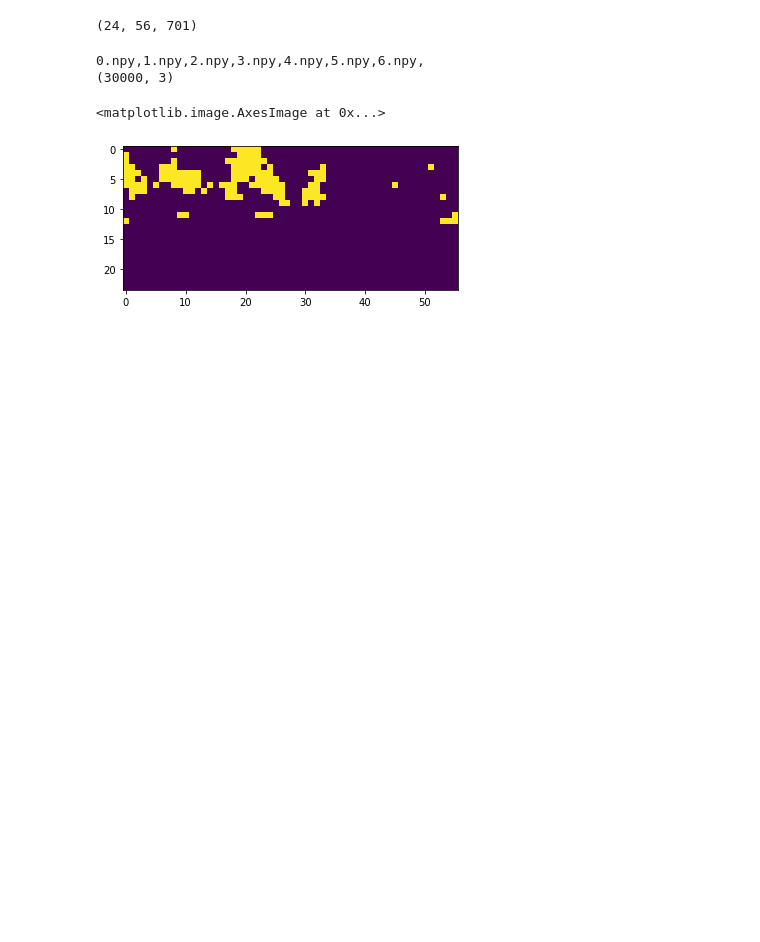
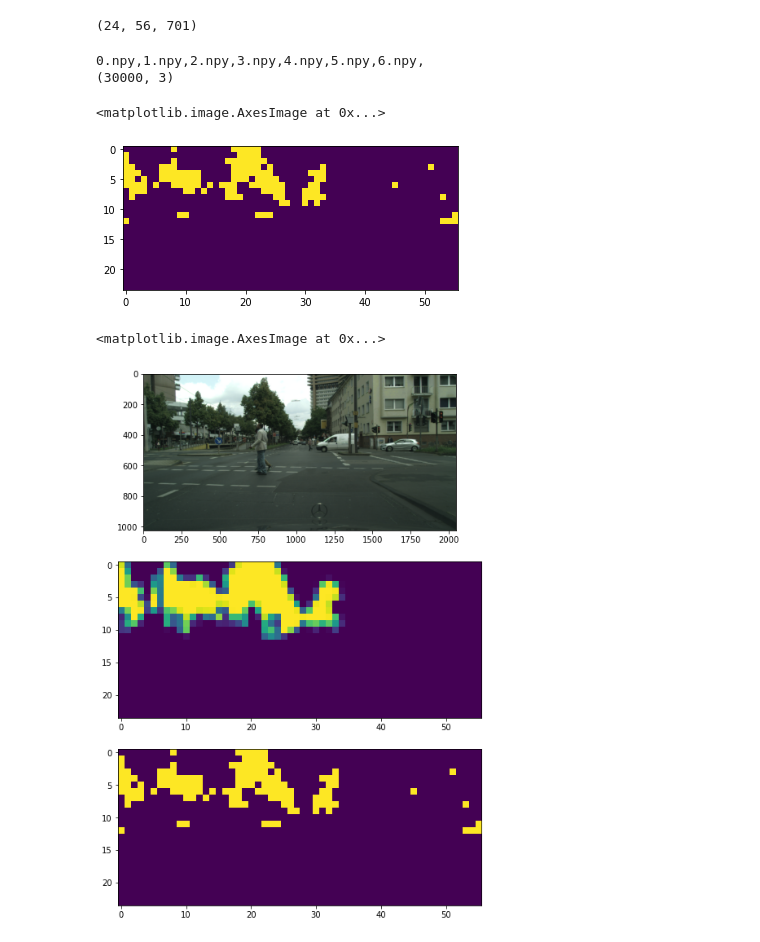
Before and after one commit to benthehuman1/UW-Vision-Segmentation, a Jupyter notebook: toy_segmentation.ipynb, the cells around one changed output. Drawn from its saved outputs; the diff is of its cells as text; code cells hidden in the pictures; blank space fills up the shorter version.

```diff
--- a/toy_segmentation.ipynb
+++ b/toy_segmentation.ipynb
@@ -134,3 +141,11 @@ ax.imshow(foliage_semantic_map)
 # %% [output]
 <matplotlib.image.AxesImage at 0x...>
 [figure]
+# %%
+fig, (ax1, ax2, ax3) = plt.subplots(3, 1, figsize=(8, 12))
+ax1.imshow(vis)
+ax2.imshow(true_foliage_semantic_map)
+ax3.imshow(foliage_semantic_map)
+# %% [output]
+<matplotlib.image.AxesImage at 0x...>
+[figure, added]
```
Also changed, not shown: parts of 1 cell of this notebook, 28 other files.
